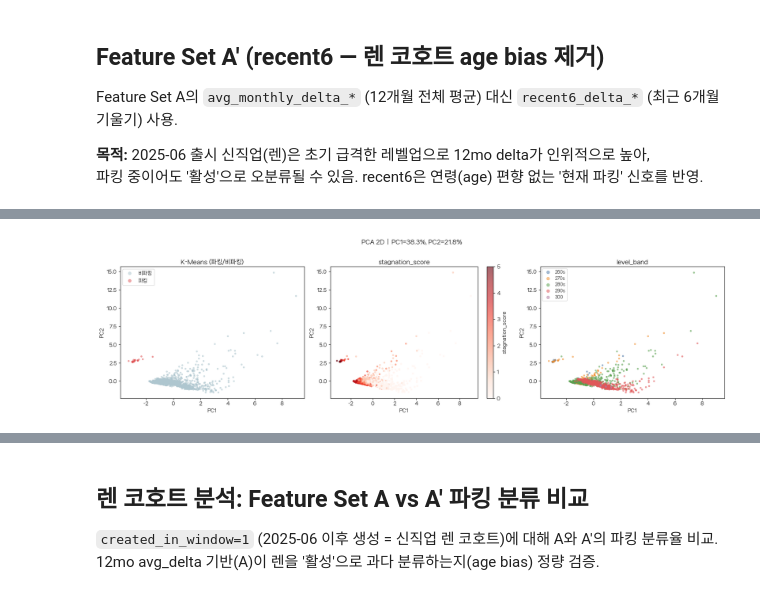
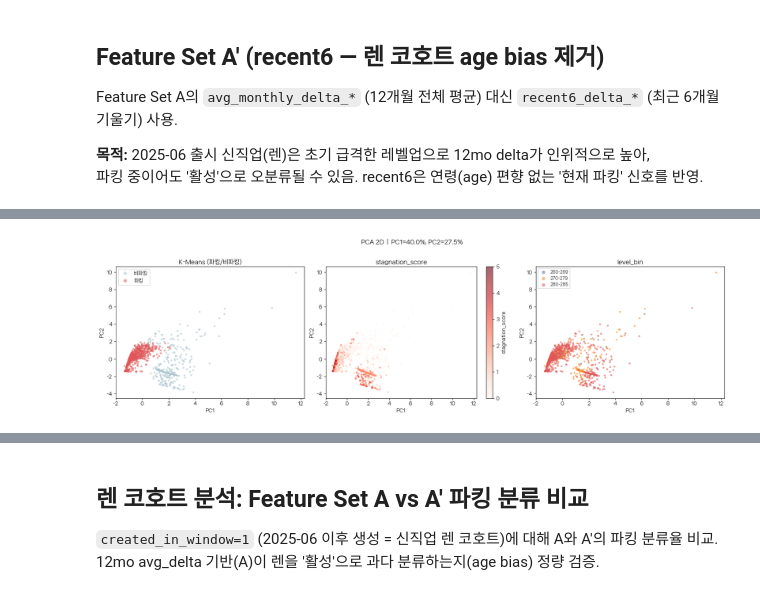
Before and after one commit to ladinzgit/maple-stagnation, a Jupyter notebook: h1_clustering/h1_clustering.ipynb, the cells around one changed output, grey strips where cells are left out. Cells and saved outputs as stored; diff of their text form; code cells hidden in the pictures.

```diff
--- a/h1_clustering/h1_clustering.ipynb
+++ b/h1_clustering/h1_clustering.ipynb
@@ -230,7 +321,7 @@ else:
     df_final.loc[idx_Ap, 'cluster_km_Ap'] = km_Ap_best.fit_predict(X_Ap)
 
     profile_Ap = df_final.loc[idx_Ap].groupby('cluster_km_Ap')[
-        CLUSTER_FEATURES_Ap + ['stagnation_score']
+        CLUSTER_FEATURES_Ap + ['arcane_stagnant', 'stagnation_score']
     ].mean()
     parking_cluster_Ap = int(profile_Ap['recent6_delta_level'].idxmin())
 
@@ -254,7 +365,7 @@ df_final.loc[idx, 'cluster_km'] = km_best.fit_predict(X)
 
 # 파킹 클러스터 = delta_level 평균이 가장 낮은 클러스터
 profile = df_final.loc[idx].groupby('cluster_km')[
-    CLUSTER_FEATURES + ['stagnation_score']
+    CLUSTER_FEATURES + ['arcane_stagnant', 'stagnation_score']
 ].mean()
 
 parking_cluster_id = int(profile['avg_monthly_delta_level'].idxmin())
@@ -270,11 +381,11 @@ print(f'최적 k = {best_k},  파킹 클러스터 ID = {parking_cluster_id}')
 print()
 display(profile.round(4))
 
-# level_band 분포
-print('\n레벨 밴드 분포 (클러스터 x level_band, 행 비율 %):')
+# level_bin 분포
+print('\n레벨 밴드 분포 (클러스터 x level_bin, 행 비율 %):')
 lb_dist = pd.crosstab(
     df_final.loc[idx, 'cluster_km'],
-    df_final.loc[idx, 'level_band'],
+    df_final.loc[idx, 'level_bin'],
     normalize='index'
 ).round(3) * 100
 display(lb_dist)
@@ -356,11 +465,9 @@ pca   = PCA(n_components=2, random_state=42)
 X_pca = pca.fit_transform(X)
 
 pca_df = pd.DataFrame(X_pca, columns=['PC1', 'PC2'], index=idx)
-pca_df = pca_df.join(df_final[['cluster_km', 'stagnation_score', 'level_band']])
+pca_df = pca_df.join(df_final[['cluster_km', 'stagnation_score', 'level_bin']])
 pca_df['is_parking'] = (pca_df['cluster_km'] == parking_cluster_id).astype(int)
 
-BAND_PALETTE = {'260s': '#4e79a7', '270s': '#f28e2b', '280s': '#59a14f',
-                '290s': '#e15759', '300': '#b07aa1'}
 
 fig, axes = plt.subplots(1, 3, figsize=(18, 5))
 
@@ -368,37 +475,37 @@ fig, axes = plt.subplots(1, 3, figsize=(18, 5))
 for cl, (color, lbl) in enumerate(zip(['#aec6cf', '#e15759'], ['비파킹', '파킹'])):
     mask = pca_df['is_parking'] == cl
     axes[0].scatter(pca_df.loc[mask, 'PC1'], pca_df.loc[mask, 'PC2'],
                     s=8, alpha=0.5, color=color, label=lbl)
 axes[0].set_title('K-Means (파킹/비파킹)')
 axes[0].set_xlabel('PC1'); axes[0].set_ylabel('PC2')
 axes[0].legend(markerscale=2)
 
 # Panel 2: stagnation_score
 sc = axes[1].scatter(pca_df['PC1'], pca_df['PC2'],
                      c=pca_df['stagnation_score'], cmap='Reds',
                      s=8, alpha=0.6, vmin=0, vmax=5)
 plt.colorbar(sc, ax=axes[1], label='stagnation_score')
 axes[1].set_title('stagnation_score')
 axes[1].set_xlabel('PC1'); axes[1].set_ylabel('PC2')
 
-# Panel 3: level_band
+# Panel 3: level_bin
 for band in BAND_LABELS:
-    mask = pca_df['level_band'].astype(str) == band
+    mask = pca_df['level_bin'].astype(str) == band
     if mask.sum() > 0:
         axes[2].scatter(pca_df.loc[mask, 'PC1'], pca_df.loc[mask, 'PC2'],
                         s=8, alpha=0.5,
                         color=BAND_PALETTE.get(band, 'gray'), label=band)
-axes[2].set_title('level_band')
+axes[2].set_title('level_bin')
 axes[2].set_xlabel('PC1'); axes[2].set_ylabel('PC2')
 axes[2].legend(markerscale=2, fontsize=8)
 
 ev = pca.explained_variance_ratio_
 plt.suptitle(f'PCA 2D  |  PC1={ev[0]:.1%}, PC2={ev[1]:.1%}', y=1.02)
 plt.tight_layout()
 plt.savefig("figures/03_pca_3panel.png", dpi=150, bbox_inches="tight")
 plt.show()
 # %% [output]
-[figure, old version]
+[figure, new version]
 # %%
 df_final['is_parking'] = (df_final['cluster_km'] == parking_cluster_id).astype(int)
 
```
Also changed, not shown: parts of 26 cells of this notebook, 23 other files.
